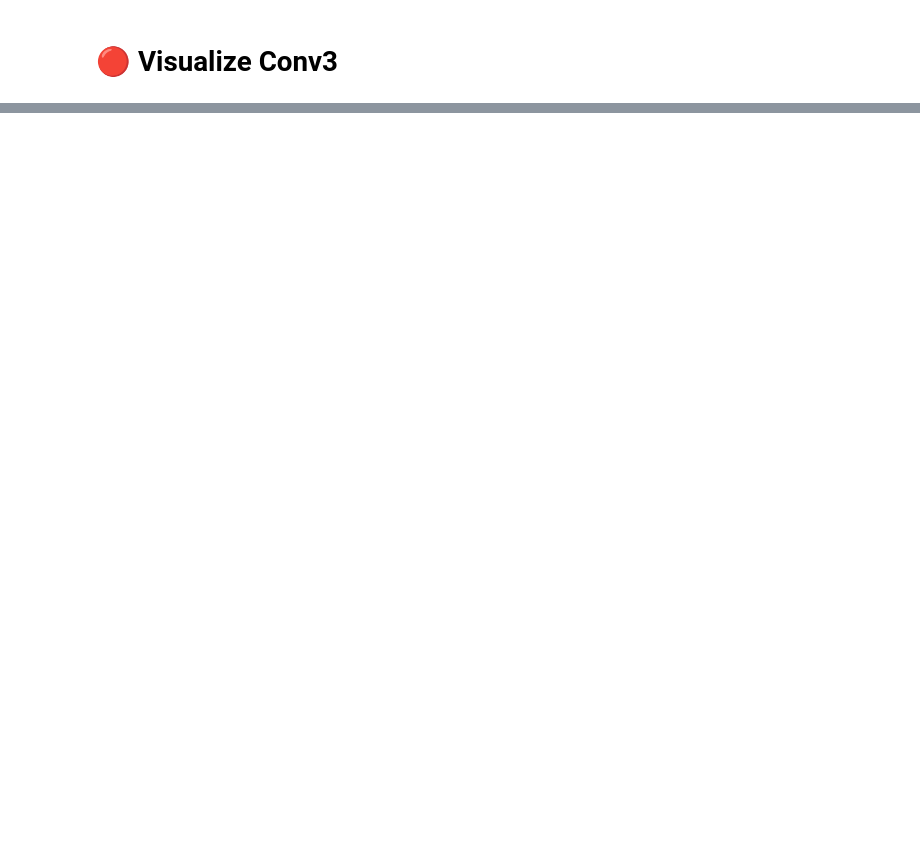
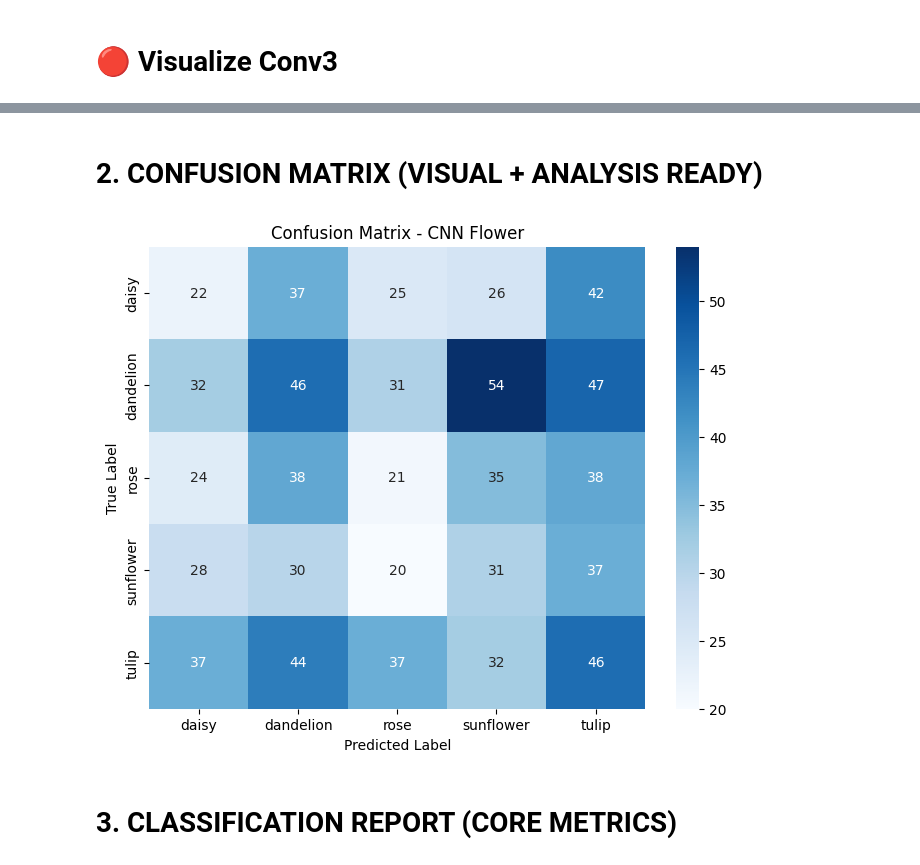
Before and after one commit to hoangchaulanbao/HocmayNC, a Jupyter notebook: CNN_Flower.ipynb, the cells around one changed output, grey strips where cells are left out. Drawn from its saved outputs; the diff is of its cells as text; code cells hidden in the pictures; blank space fills up the shorter version.

```diff
--- a/CNN_Flower.ipynb
+++ b/CNN_Flower.ipynb
@@ -470,0 +473,20 @@ plt.show()
+# %%
+# ==============================
+# 1. PREDICTION PIPELINE
+# ==============================
+
+import numpy as np
+
+# TRUE LABEL
+y_true = val_data.classes
+
+# PREDICT PROBABILITY
+y_prob = model.predict(val_data)
+
+# PREDICT LABEL
+y_pred = np.argmax(y_prob, axis=1)
+
+# CLASS NAMES
+class_names = list(train_data.class_indices.keys())
+
+print("Done Prediction!")
@@ -470,0 +496,29 @@ plt.show()
+# %% [markdown]
+# 2. CONFUSION MATRIX (VISUAL + ANALYSIS READY)
+# %%
+# ==============================
+# 2. CONFUSION MATRIX
+# ==============================
+
+from sklearn.metrics import confusion_matrix
+import seaborn as sns
+import matplotlib.pyplot as plt
+
+cm = confusion_matrix(y_true, y_pred)
+
+plt.figure(figsize=(8,6))
+sns.heatmap(cm,
+            annot=True,
+            fmt='d',
+            cmap='Blues',
+            xticklabels=class_names,
+            yticklabels=class_names)
+
+plt.xlabel("Predicted Label")
+plt.ylabel("True Label")
+plt.title("Confusion Matrix - CNN Flower")
+plt.show()
+# %% [output]
+[figure, added]
+# %% [markdown]
+# 3. CLASSIFICATION REPORT (CORE METRICS)
```
Also changed, not shown: parts of 24 cells of this notebook.
